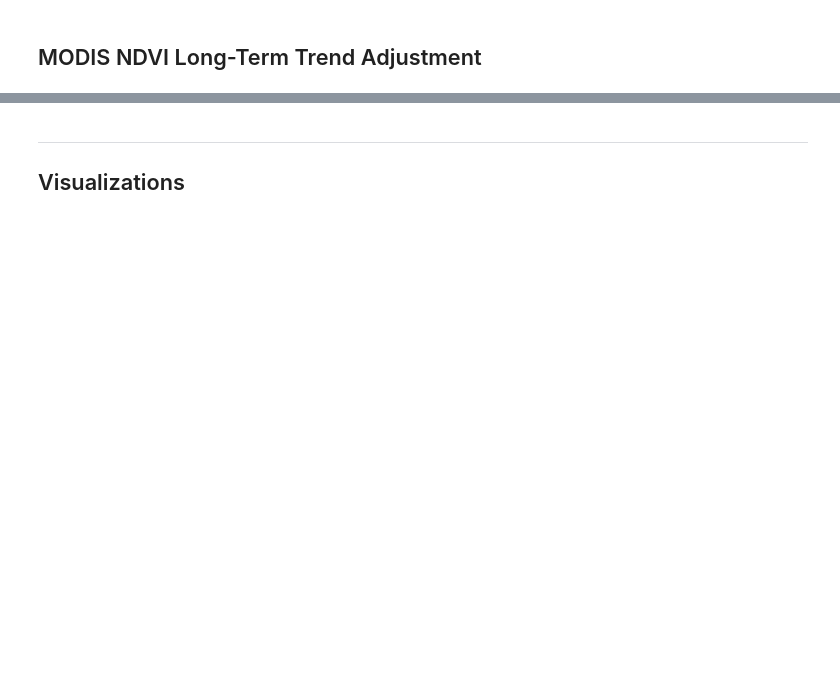
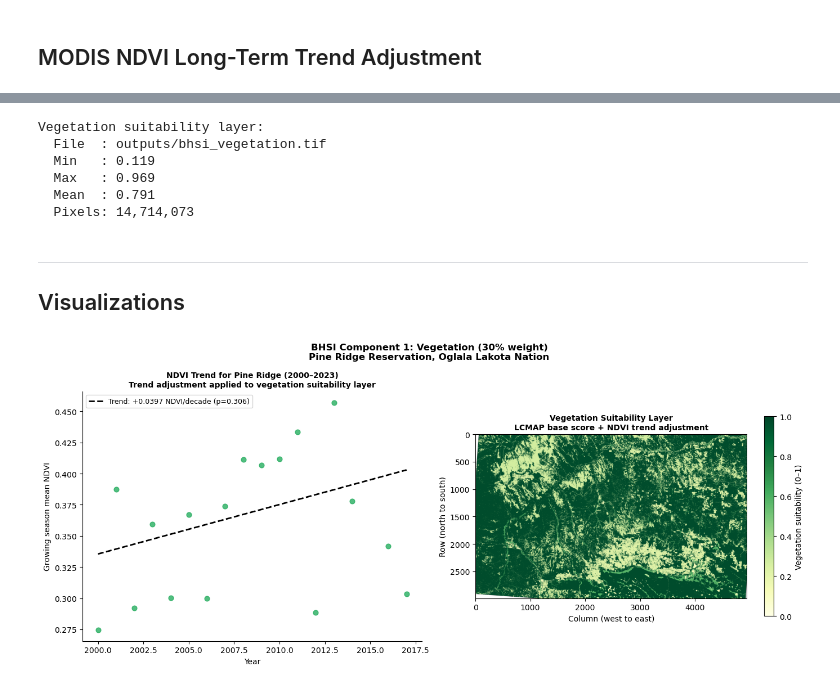
Before and after one commit to olc-techsupport/Agriculture-pine_ridge_bison_habitat, a Jupyter notebook: notebooks/02_vegetation.ipynb, the cells around one changed output, grey strips where cells are left out. Cells and saved outputs as stored; diff of their text form; code cells hidden in the pictures; blank space fills up the shorter version.

```diff
--- a/notebooks/02_vegetation.ipynb
+++ b/notebooks/02_vegetation.ipynb
@@ -295,6 +366,11 @@ print("proxy used here is appropriate for the reservation-scale BHSI.")
 with rasterio.open(nlcd_suit_aligned) as src:
     veg_data    = src.read(1).astype(np.float32)
     veg_profile = src.profile.copy()
+with rasterio.open(TEMPLATE_PATH) as tmpl:
+    template_mask = tmpl.read(1)
+coverage = ((~np.isnan(veg_data)) & (~np.isnan(template_mask))).sum() / (~np.isnan(template_mask)).sum()
+if coverage < 0.99:
+    raise ValueError(f"LCMAP covers only {coverage:.1%} of the analysis area; rerun the LCMAP cells before scoring.")
 
 # Apply trend adjustment and clip to [0, 1]
 veg_adjusted = np.where(
@@ -315,6 +391,13 @@ print(f"  Min   : {valid_veg.min():.3f}")
 print(f"  Max   : {valid_veg.max():.3f}")
 print(f"  Mean  : {valid_veg.mean():.3f}")
 print(f"  Pixels: {len(valid_veg):,}")
+# %% [output]
+Vegetation suitability layer:
+  File  : outputs/bhsi_vegetation.tif
+  Min   : 0.119
+  Max   : 0.969
+  Mean  : 0.791
+  Pixels: 14,714,073
 # %% [markdown]
 ---
 ## Visualizations
@@ -338,33 +421,35 @@ ax.set_ylabel("Growing season mean NDVI", fontsize=10)
 ax.set_title(
     "NDVI Trend for Pine Ridge (2000–2023)\n"
     "Trend adjustment applied to vegetation suitability layer",
     fontsize=10, fontweight="bold",
 )
 ax.legend(fontsize=9)
 despine(ax)
 
 # Vegetation suitability raster
 ax = axes[1]
 im = ax.imshow(
     veg_adjusted, cmap="YlGn",
     vmin=0, vmax=1, origin="upper",
 )
 plt.colorbar(im, ax=ax, label="Vegetation suitability (0–1)", shrink=0.8)
 ax.set_title(
     "Vegetation Suitability Layer\n"
-    "NLCD base score + NDVI trend adjustment",
+    "LCMAP base score + NDVI trend adjustment",
     fontsize=10, fontweight="bold",
 )
 ax.set_xlabel("Column (west to east)")
 ax.set_ylabel("Row (north to south)")
 
 plt.suptitle(
     "BHSI Component 1: Vegetation (30% weight)\n"
     "Pine Ridge Reservation, Oglala Lakota Nation",
     fontsize=12, fontweight="bold",
 )
 plt.tight_layout()
 fig.savefig(FIGURES_DIR/"02_vegetation.png", dpi=150, bbox_inches="tight")
 plt.show()
+# %% [output]
+[figure, added]
 # %%
 print(generate_citations(["modis_ndvi", "nlcd"]))
```
Also changed, not shown: parts of 12 cells of this notebook, 1 other file.
